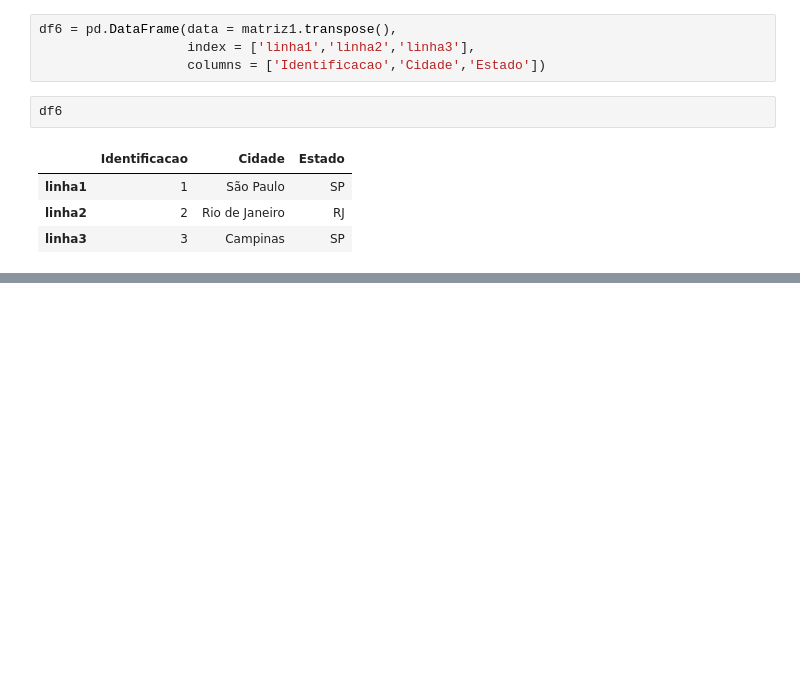
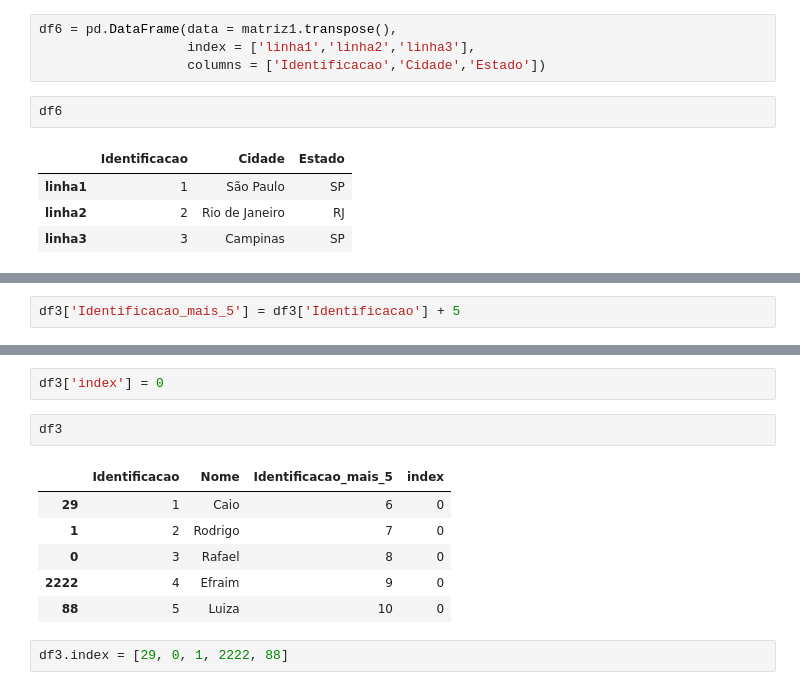
Before and after one commit to Kristhianno/Working_with_List_using_Python, a Jupyter notebook: Python_knowing_DataFrame.ipynb, the cells around one changed output, grey strips where cells are left out. Cells and saved outputs as stored; diff of their text form; blank space fills up the shorter version.

```diff
--- a/Python_knowing_DataFrame.ipynb
+++ b/Python_knowing_DataFrame.ipynb
@@ -139,0 +151,2 @@ df6
+# %%
+df3['Identificacao_mais_5'] = df3['Identificacao'] + 5
@@ -139,0 +162,13 @@ df6
+# %%
+df3['index'] = 0
+# %%
+df3
+# %% [output]
+|  | Identificacao | Nome | Identificacao_mais_5 | index |
+| 29 | 1 | Caio | 6 | 0 |
+| 1 | 2 | Rodrigo | 7 | 0 |
+| 0 | 3 | Rafael | 8 | 0 |
+| 2222 | 4 | Efraim | 9 | 0 |
+| 88 | 5 | Luiza | 10 | 0 |
+# %%
+df3.index = [29, 0, 1, 2222, 88]
```
Also changed, not shown: parts of 35 cells of this notebook.
